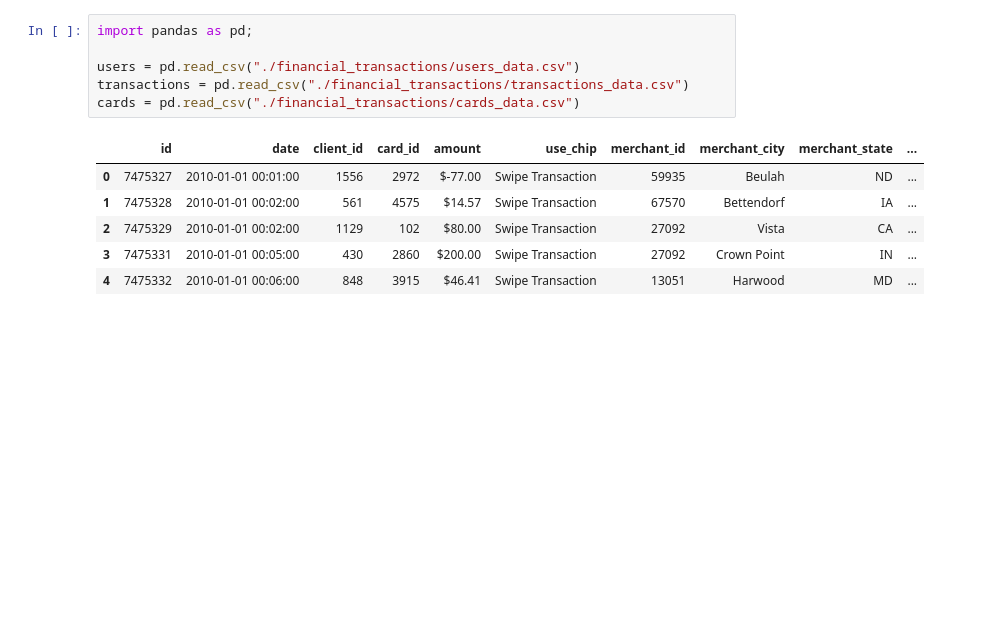
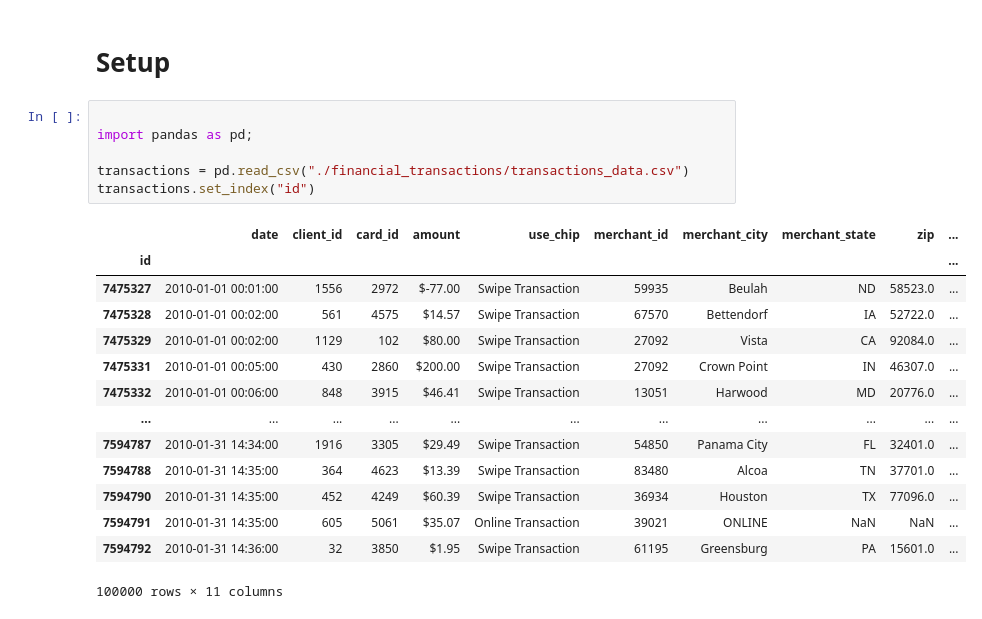
Before and after one commit to etu47734/Projet-Data-Analytics, a Jupyter notebook: init.ipynb, the cells around one changed output. Drawn from its saved outputs; the diff is of its cells as text; blank space fills up the shorter version.

Commit message:
Added data cleaning

```diff
--- a/init.ipynb
+++ b/init.ipynb
@@ -1,13 +1,23 @@
+# %% [markdown]
+# Setup
 # %%
+
 import pandas as pd;
 
-users = pd.read_csv("./financial_transactions/users_data.csv")
 transactions = pd.read_csv("./financial_transactions/transactions_data.csv")
-cards = pd.read_csv("./financial_transactions/cards_data.csv")
+transactions.set_index("id")
 # %% [output]
-|  | id | date | client_id | card_id | amount | use_chip | merchant_id | merchant_city | merchant_state | ... |
-| 0 | 7475327 | 2010-01-01 00:01:00 | 1556 | 2972 | $-77.00 | Swipe Transaction | 59935 | Beulah | ND | ... |
-| 1 | 7475328 | 2010-01-01 00:02:00 | 561 | 4575 | $14.57 | Swipe Transaction | 67570 | Bettendorf | IA | ... |
-| 2 | 7475329 | 2010-01-01 00:02:00 | 1129 | 102 | $80.00 | Swipe Transaction | 27092 | Vista | CA | ... |
-| 3 | 7475331 | 2010-01-01 00:05:00 | 430 | 2860 | $200.00 | Swipe Transaction | 27092 | Crown Point | IN | ... |
-| 4 | 7475332 | 2010-01-01 00:06:00 | 848 | 3915 | $46.41 | Swipe Transaction | 13051 | Harwood | MD | ... |
+|  | date | client_id | card_id | amount | use_chip | merchant_id | merchant_city | merchant_state | zip | ... |
+| id |  |  |  |  |  |  |  |  |  | ... |
+| 7475327 | 2010-01-01 00:01:00 | 1556 | 2972 | $-77.00 | Swipe Transaction | 59935 | Beulah | ND | 58523.0 | ... |
+| 7475328 | 2010-01-01 00:02:00 | 561 | 4575 | $14.57 | Swipe Transaction | 67570 | Bettendorf | IA | 52722.0 | ... |
+| 7475329 | 2010-01-01 00:02:00 | 1129 | 102 | $80.00 | Swipe Transaction | 27092 | Vista | CA | 92084.0 | ... |
+| 7475331 | 2010-01-01 00:05:00 | 430 | 2860 | $200.00 | Swipe Transaction | 27092 | Crown Point | IN | 46307.0 | ... |
+| 7475332 | 2010-01-01 00:06:00 | 848 | 3915 | $46.41 | Swipe Transaction | 13051 | Harwood | MD | 20776.0 | ... |
+| ... | ... | ... | ... | ... | ... | ... | ... | ... | ... | ... |
+| 7594787 | 2010-01-31 14:34:00 | 1916 | 3305 | $29.49 | Swipe Transaction | 54850 | Panama City | FL | 32401.0 | ... |
+| 7594788 | 2010-01-31 14:35:00 | 364 | 4623 | $13.39 | Swipe Transaction | 83480 | Alcoa | TN | 37701.0 | ... |
+| 7594790 | 2010-01-31 14:35:00 | 452 | 4249 | $60.39 | Swipe Transaction | 36934 | Houston | TX | 77096.0 | ... |
+| 7594791 | 2010-01-31 14:35:00 | 605 | 5061 | $35.07 | Online Transaction | 39021 | ONLINE | NaN | NaN | ... |
+| 7594792 | 2010-01-31 14:36:00 | 32 | 3850 | $1.95 | Swipe Transaction | 61195 | Greensburg | PA | 15601.0 | ... |
+100000 rows × 11 columns
```
Also changed, not shown: parts of 16 cells of this notebook.
